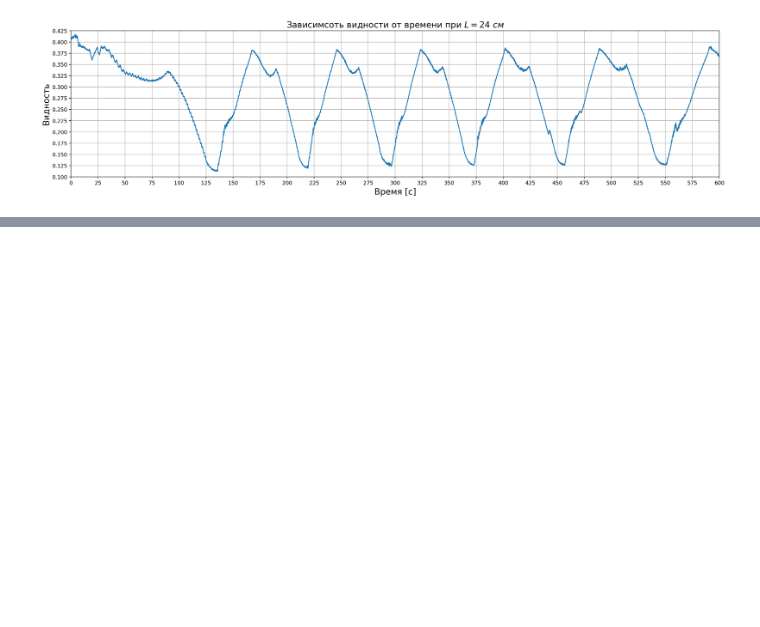
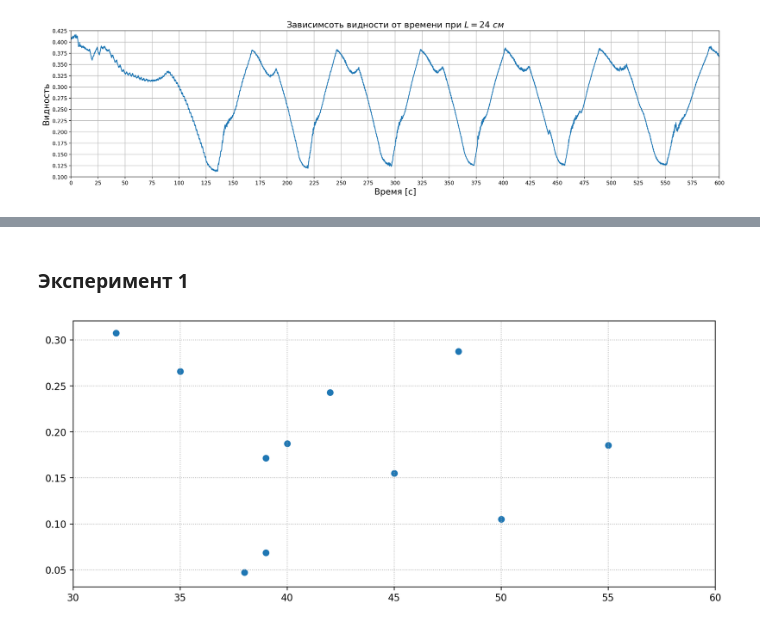
Before and after one commit to ShmakovVladimir/Labs, a Jupyter notebook: Твердотельная Электроника/Длиннобразная лазерная интерферия/main.ipynb, the cells around one changed output, grey strips where cells are left out. Cells and saved outputs as stored; diff of their text form; code cells hidden in the pictures; blank space fills up the shorter version.

```diff
--- a/Твердотельная Электроника/Длиннобразная лазерная интерферия/main.ipynb
+++ b/Твердотельная Электроника/Длиннобразная лазерная интерферия/main.ipynb
@@ -52 +55,13 @@ Text(0.5, 1.0, 'Зависимсоть видности от времени пр
 [figure]
+# %% [markdown]
+### Эксперимент 1
+# %%
+data = pd.read_csv(r"data.csv")
+wavelength = 633 * 1e-7 #длина волны в сантиметрах
+data['vis'] = (data['Imax'] - data['Imin']) / (data['Imax'] + data['Imin'])
+plt.figure(figsize = (12, 5), dpi = 200)
+plt.scatter(data['L'], data['vis'])
+plt.xlim(30, 60)
+plt.grid(ls = ":")
+# %% [output]
+[figure, added]
```
Also changed, not shown: parts of 4 cells of this notebook, 10 other files.
